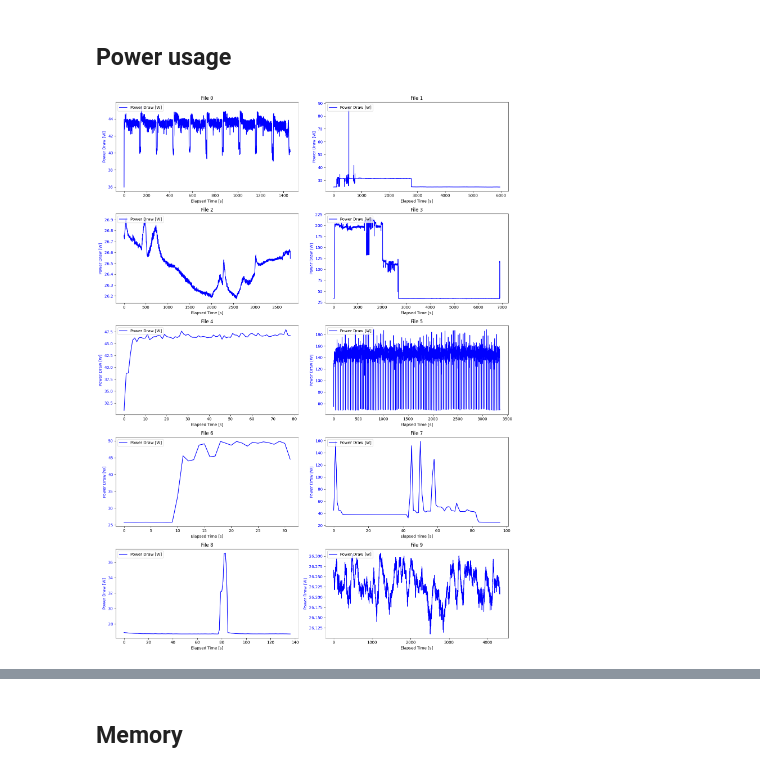
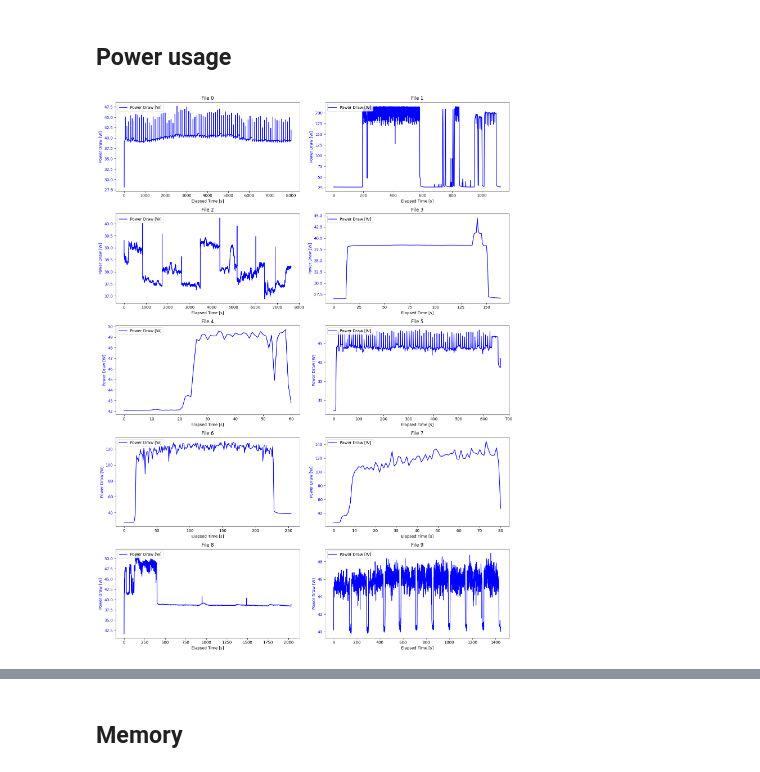
Before and after one commit to johankristianss/carbonsim, a Jupyter notebook: notebooks/PlotWorkflows.ipynb, the cells around one changed output, grey strips where cells are left out. Drawn from its saved outputs; the diff is of its cells as text; code cells hidden in the pictures.

```diff
--- a/notebooks/PlotWorkflows.ipynb
+++ b/notebooks/PlotWorkflows.ipynb
@@ -8,8 +8,8 @@ import matplotlib.pyplot as plt
 # %% [markdown]
 ### Range to plot, has to be exactly 10
 # %%
-start = 210
-stop = 220
+start = 0
+stop = 10
 output_dir = '../filtered_workloads_1s'
 # %%
 plot_data = []
@@ -39,28 +39,28 @@ plot_data[4]
 # %%
 fig, axes = plt.subplots(nrows=5, ncols=2, figsize=(15, 20))
 axes = axes.flatten()
 
 for idx, (ax, df) in enumerate(zip(axes, plot_data)):
     # Plot power drawn on the primary y-axis
     ax.plot(df['timestamp'], df['power_draw_W'], color='blue', label='Power Draw [W]')
     ax.set_ylabel('Power Draw [W]', color='blue')
     ax.tick_params(axis='y', labelcolor='blue')
 
     # Create a twin y-axis for utilization percentage
     #ax2 = ax.twinx()
     #ax2.plot(df['timestamp'], df['utilization_gpu_pct'], color='green', label='GPU Utilization [%]')
     #ax2.set_ylabel('GPU Utilization [%]', color='green')
     #ax2.tick_params(axis='y', labelcolor='green')
 
     # Add a title and x-axis label
     ax.set_title(f'File {idx}')
     ax.set_xlabel('Elapsed Time [s]')
 
     # Add legends
     ax.legend(loc='upper left')
-    ax2.legend(loc='upper right')
+    #ax2.legend(loc='upper right')
 
 plt.tight_layout()
 plt.show()
 # %% [output]
-[figure, old version]
+[figure, new version]
```
Also changed, not shown: parts of 2 cells of this notebook, 33 other files.
